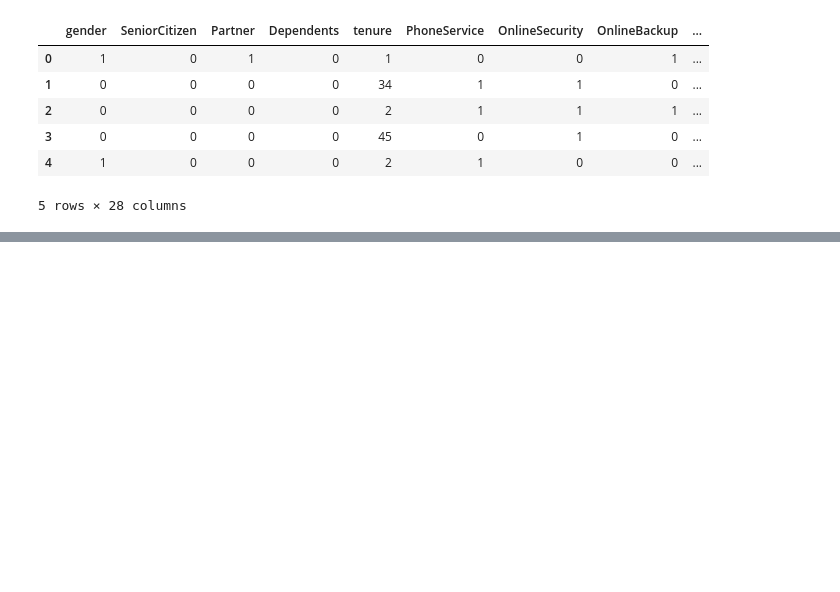
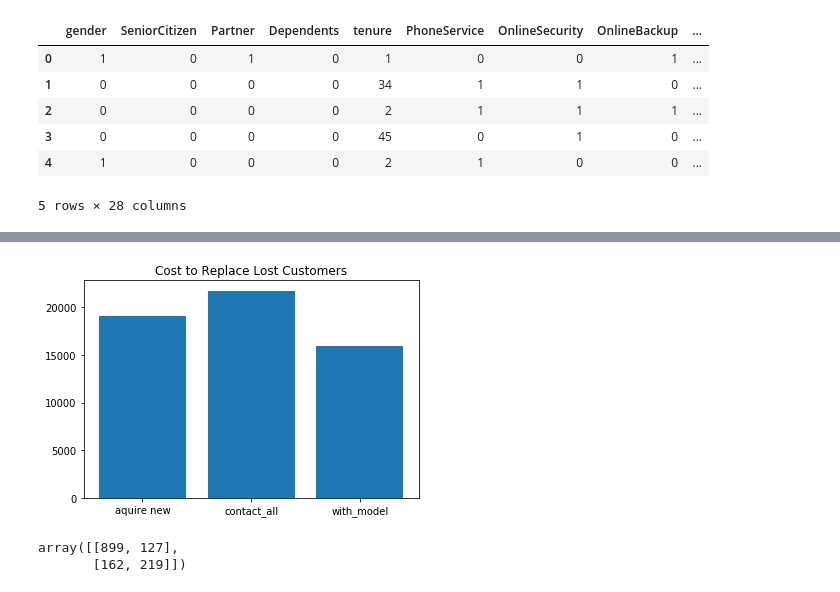
Before and after one commit to eric220/Churn-AI, a Jupyter notebook: churn-ai.ipynb, the cells around one changed output, grey strips where cells are left out. Drawn from its saved outputs; the diff is of its cells as text; code cells hidden in the pictures; blank space fills up the shorter version.

```diff
--- a/churn-ai.ipynb
+++ b/churn-ai.ipynb
@@ -124,4 +97,0 @@ y_pred = (preds > 0.25).astype('int')
-# %%
-###Confusion matrix
-cf = confusion_matrix(y_test, y_pred)
-cf
@@ -146,0 +98,5 @@ avg / total       0.80      0.71      0.72      1407
+# %%
+predictions = best_model.predict(x_test)
+new_preds = (predictions > 0.3).astype('int')
+new_score = roc_auc_score(y_test, predictions)
+print('Acc: {}, ROC_AUC: {}' .format(score[1], new_score))
@@ -146,0 +105,8 @@ avg / total       0.80      0.71      0.72      1407
+# %%
+def get_cf(threshold):
+    new_preds = (predictions > threshold).astype('int')
+    new_score = roc_auc_score(y_test, new_preds)
+    cf = confusion_matrix(y_test, new_preds)
+    return cf
+cf = get_cf(.3)
+cf
@@ -146,0 +116,17 @@ avg / total       0.80      0.71      0.72      1407
+# %%
+#Return total cost tor replace total lost
+def get_cost(cf):
+    total_lost = sum(cf[1])
+    new_cost_replace = 50
+    current_cost_replace = 10
+    rate_return = .6
+    current_contacted = cf[0][1] + cf[1][1]
+    current_replace_cost = current_contacted * current_cost_replace
+    current_retained = int(cf[1][1] * rate_return)
+    new_replace = total_lost - current_retained
+    new_replace_cost = new_replace * new_cost_replace
+    total_cost = new_replace_cost + current_replace_cost
+    return total_cost
+
+cost = get_cost(cf)
+cost
@@ -146,0 +147,18 @@ avg / total       0.80      0.71      0.72      1407
+# %%
+aquire_new = get_cost(get_cf(1))
+contact_all = get_cost(get_cf(0))
+with_model = get_cost(get_cf(.418))
+plt.bar(['aquire new','contact_all','with_model'], [aquire_new, contact_all, with_model])
+plt.title('Cost to Replace Lost Customers');
+# %% [output]
+[figure, added]
+# %%
+def get_cf(threshold):
+    new_preds = (predictions > threshold).astype('int')
+    cf = confusion_matrix(y_test, new_preds)
+    return cf
+cf = get_cf(.418)
+cf
+# %% [output]
+array([[899, 127],
+       [162, 219]])
```
Also changed, not shown: parts of 25 cells of this notebook, 1 other file.
